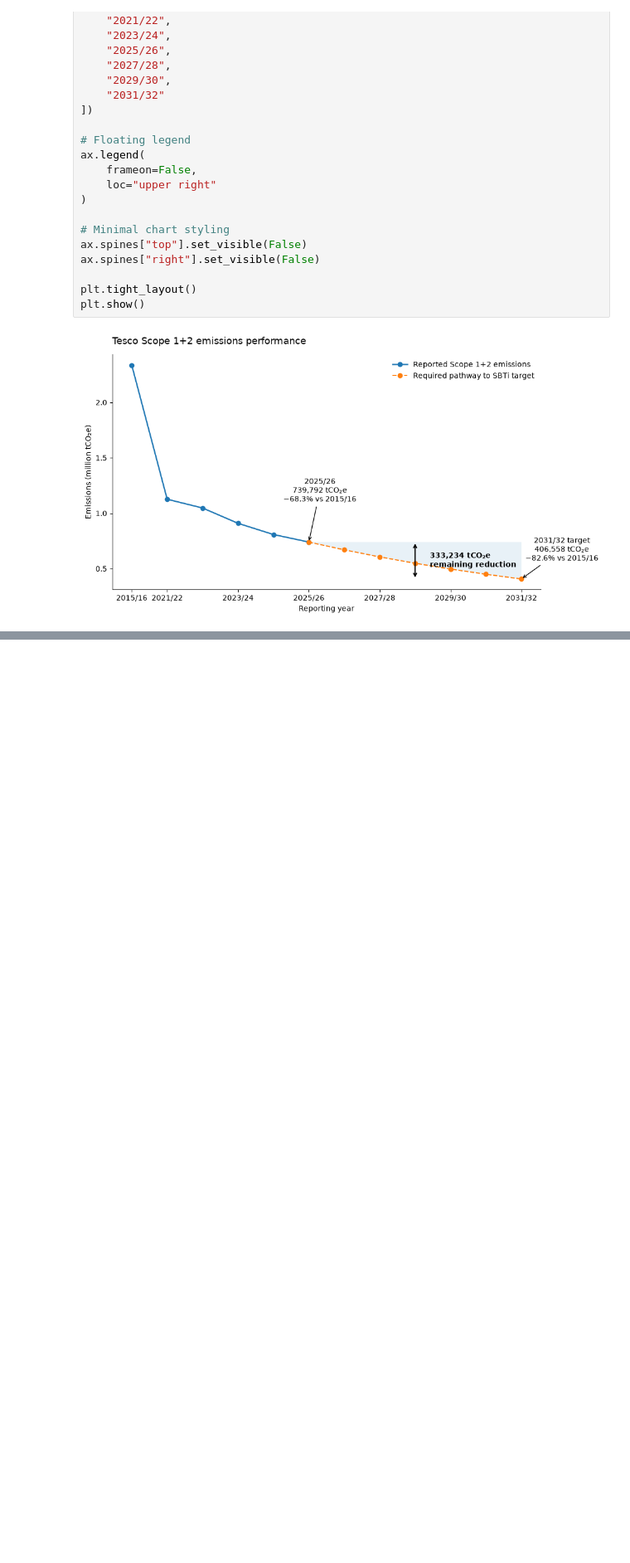
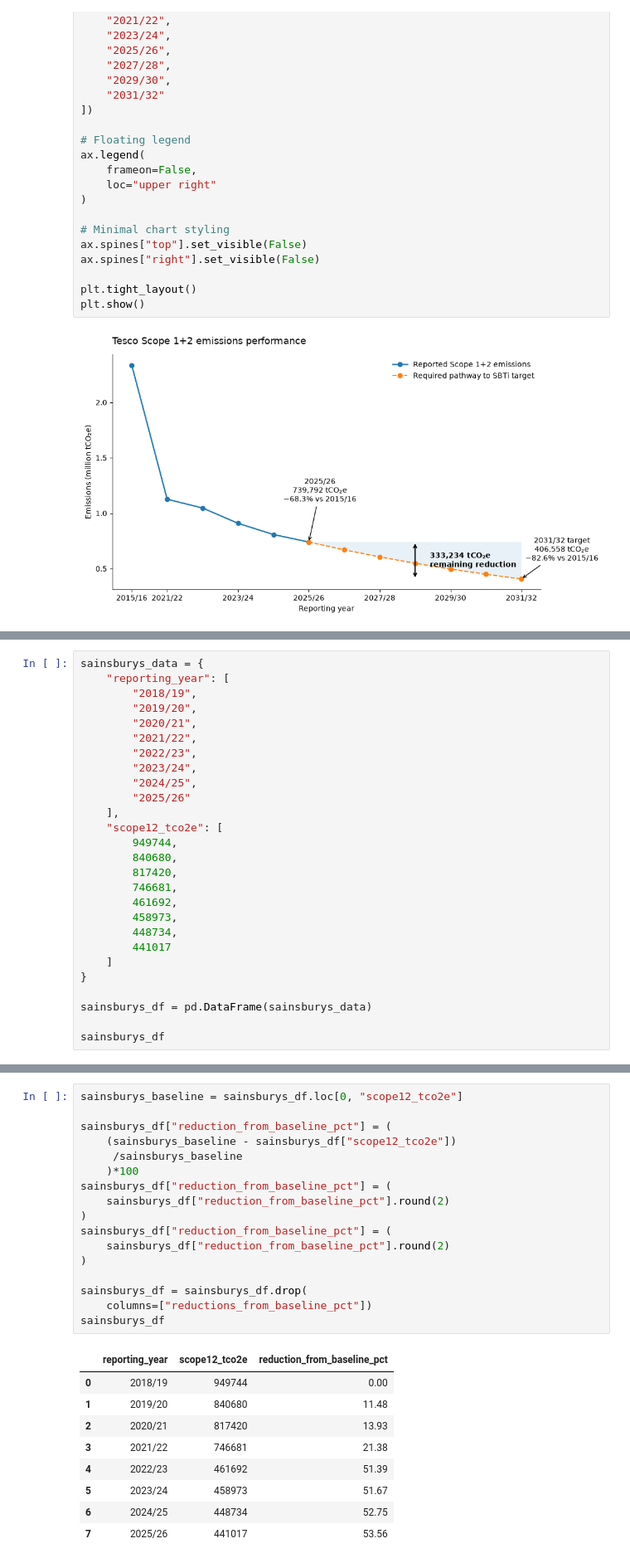
Before and after one commit to naema-bakar/retail-sustainability-benchmarking, a Jupyter notebook: notebooks/01_sbti_target_analysis.ipynb, the cells around one changed output, grey strips where cells are left out. Shown at 83% size. Cells and saved outputs as stored; diff of their text form; blank space fills up the shorter version.

Commit message:
Add Sainsbury's emissions performance analysis

```diff
--- a/notebooks/01_sbti_target_analysis.ipynb
+++ b/notebooks/01_sbti_target_analysis.ipynb
@@ -523,0 +532,27 @@ plt.show()
+# %%
+sainsburys_data = {
+    "reporting_year": [
+        "2018/19",
+        "2019/20",
+        "2020/21",
+        "2021/22",
+        "2022/23",
+        "2023/24",
+        "2024/25",
+        "2025/26"
+    ],
+    "scope12_tco2e": [
+        949744,
+        840680,
+        817420,
+        746681,
+        461692,
+        458973,
+        448734,
+        441017
+    ]
+}
+
+sainsburys_df = pd.DataFrame(sainsburys_data)
+
+sainsburys_df
@@ -523,0 +569,27 @@ plt.show()
+# %%
+sainsburys_baseline = sainsburys_df.loc[0, "scope12_tco2e"]
+
+sainsburys_df["reduction_from_baseline_pct"] = (
+    (sainsburys_baseline - sainsburys_df["scope12_tco2e"])
+     /sainsburys_baseline
+    )*100
+sainsburys_df["reduction_from_baseline_pct"] = (
+    sainsburys_df["reduction_from_baseline_pct"].round(2)
+)
+sainsburys_df["reduction_from_baseline_pct"] = (
+    sainsburys_df["reduction_from_baseline_pct"].round(2)
+)
+
+sainsburys_df = sainsburys_df.drop(
+    columns=["reductions_from_baseline_pct"])
+sainsburys_df
+# %% [output]
+|  | reporting_year | scope12_tco2e | reduction_from_baseline_pct |
+| 0 | 2018/19 | 949744 | 0.00 |
+| 1 | 2019/20 | 840680 | 11.48 |
+| 2 | 2020/21 | 817420 | 13.93 |
+| 3 | 2021/22 | 746681 | 21.38 |
+| 4 | 2022/23 | 461692 | 51.39 |
+| 5 | 2023/24 | 458973 | 51.67 |
+| 6 | 2024/25 | 448734 | 52.75 |
+| 7 | 2025/26 | 441017 | 53.56 |
```
Also changed, not shown: parts of 3 cells of this notebook.
